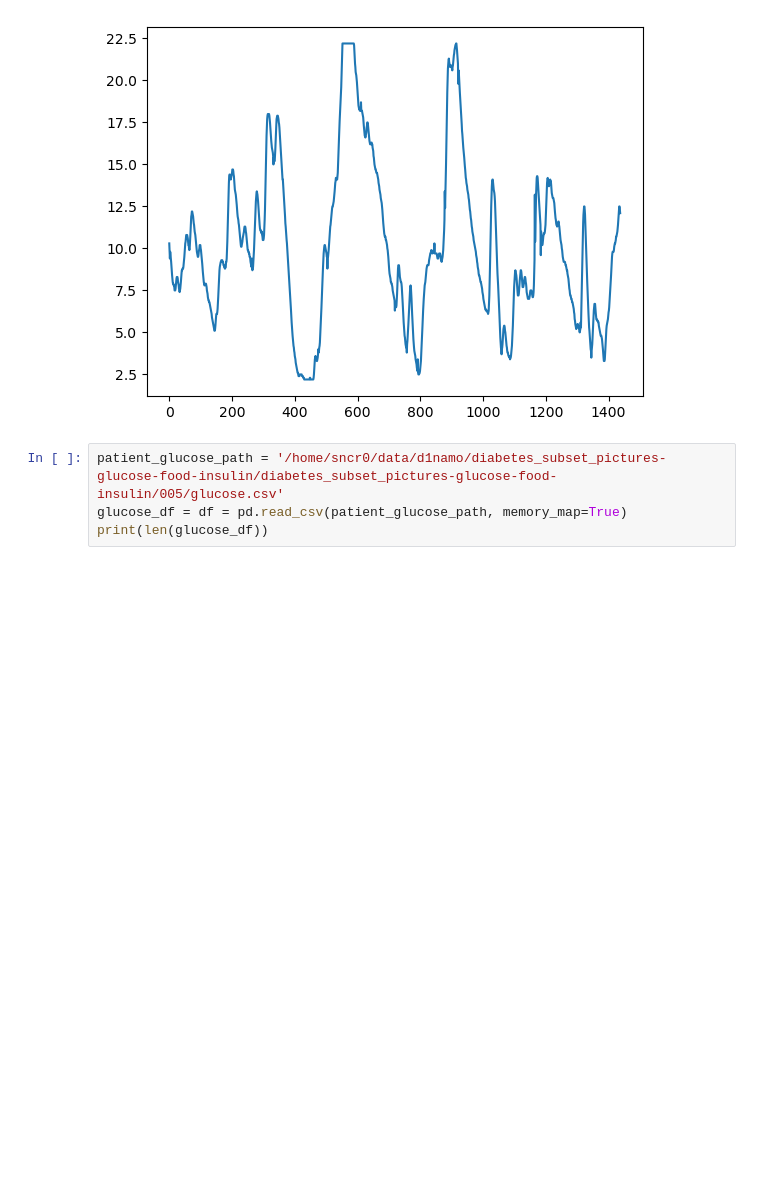
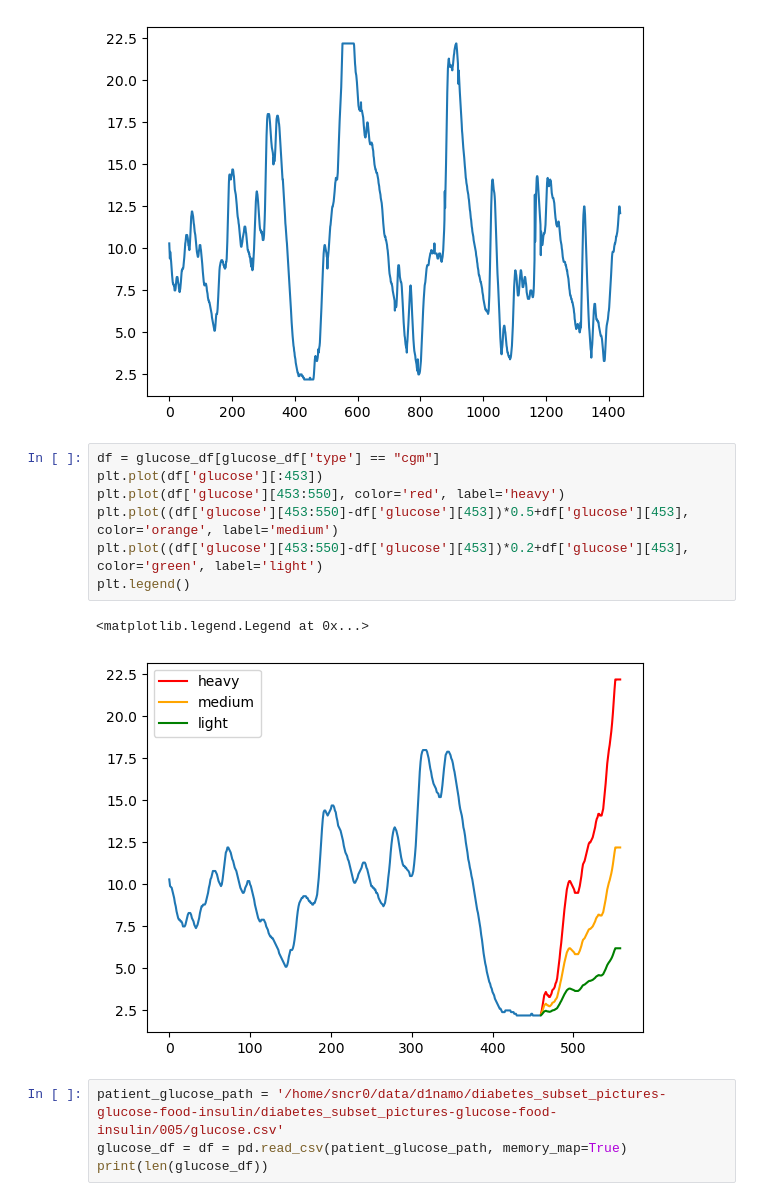
Before and after one commit to sncr0/d1namo, a Jupyter notebook: notebooks/eda-d1namo.ipynb, the cells around one changed output. Cells and saved outputs as stored; diff of their text form; blank space fills up the shorter version.

```diff
--- a/notebooks/eda-d1namo.ipynb
+++ b/notebooks/eda-d1namo.ipynb
@@ -67,6 +67,16 @@ plt.plot(glucose_df['glucose'])
 # %% [output]
 [<matplotlib.lines.Line2D at 0x...>]
 [figure]
+# %%
+df = glucose_df[glucose_df['type'] == "cgm"]
+plt.plot(df['glucose'][:453])
+plt.plot(df['glucose'][453:550], color='red', label='heavy')
+plt.plot((df['glucose'][453:550]-df['glucose'][453])*0.5+df['glucose'][453], color='orange', label='medium')
+plt.plot((df['glucose'][453:550]-df['glucose'][453])*0.2+df['glucose'][453], color='green', label='light')
+plt.legend()
+# %% [output]
+<matplotlib.legend.Legend at 0x...>
+[figure, added]
 # %%
 patient_glucose_path = '/home/sncr0/data/d1namo/diabetes_subset_pictures-glucose-food-insulin/diabetes_subset_pictures-glucose-food-insulin/005/glucose.csv'
 glucose_df = df = pd.read_csv(patient_glucose_path, memory_map=True)
```
Also changed, not shown: 2 other files.
